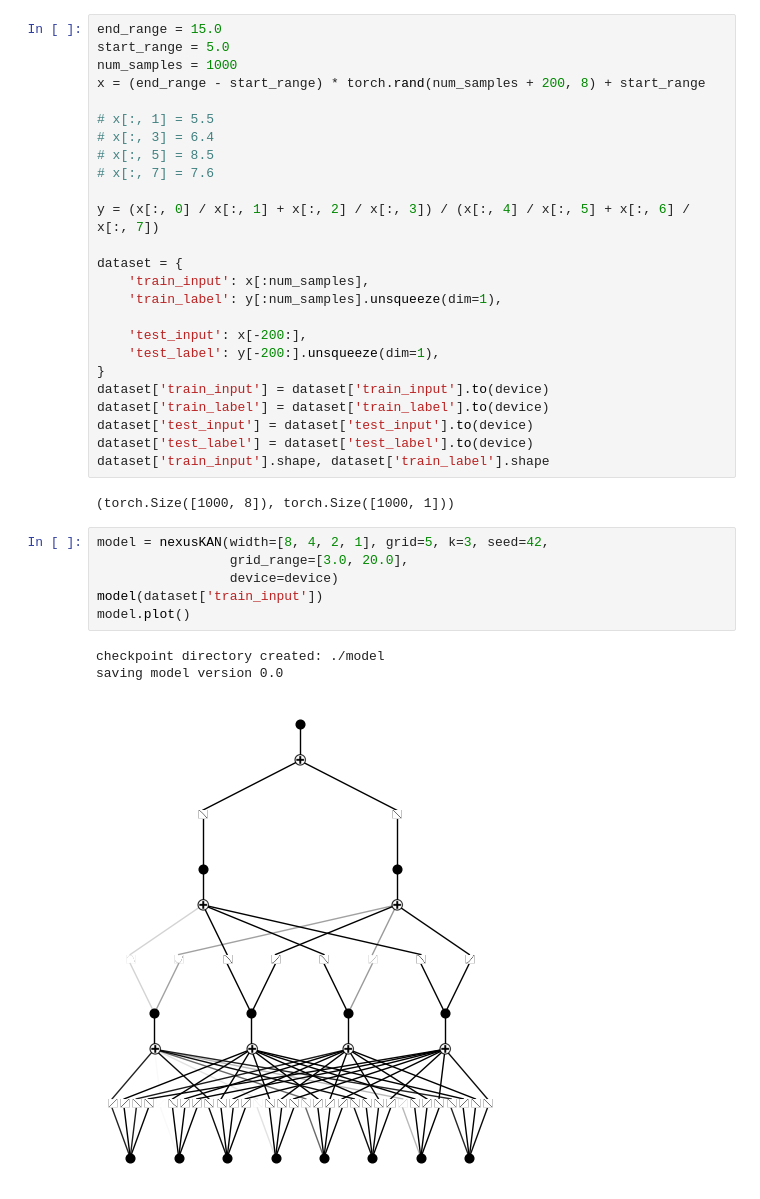
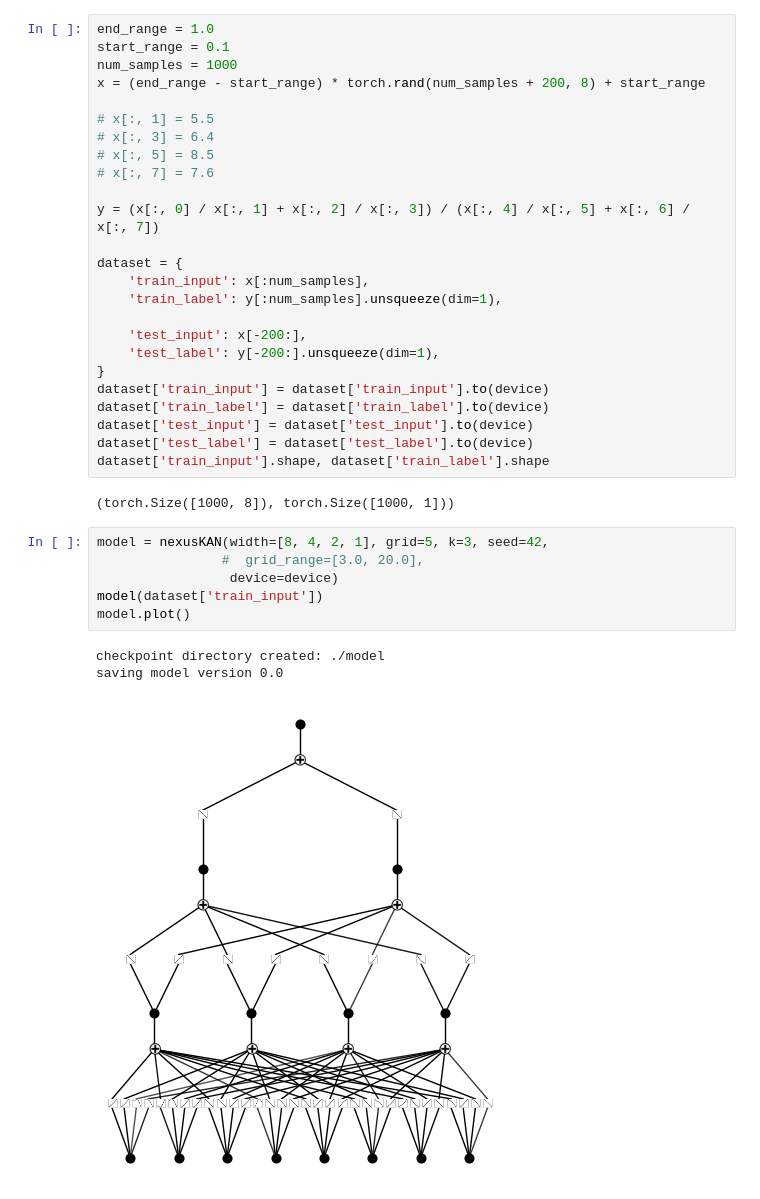
Before and after one commit to shdaig/NexusAriadne, a Jupyter notebook: kan_prod_group.ipynb, the cells around one changed output. Cells and saved outputs as stored; diff of their text form.

```diff
--- a/kan_prod_group.ipynb
+++ b/kan_prod_group.ipynb
@@ -764,8 +822,8 @@ tensor([[[0.2730, 0.7270]],
 # %% [markdown]
 ## $y = \frac{\frac{x_0}{x_1} + \frac{x_2}{x_3}}{\frac{x_4}{x_5} + \frac{x_6}{x_7}}$
 # %%
-end_range = 15.0
-start_range = 5.0
+end_range = 1.0
+start_range = 0.1
 num_samples = 1000
 x = (end_range - start_range) * torch.rand(num_samples + 200, 8) + start_range
 
@@ -792,14 +850,14 @@ dataset['train_input'].shape, dataset['train_label'].shape
 (torch.Size([1000, 8]), torch.Size([1000, 1]))
 # %%
 model = nexusKAN(width=[8, 4, 2, 1], grid=5, k=3, seed=42,
-                 grid_range=[3.0, 20.0],
+                #  grid_range=[3.0, 20.0],
                  device=device)
 model(dataset['train_input'])
 model.plot()
 # %% [output]
 checkpoint directory created: ./model
 saving model version 0.0
-[figure, old version]
+[figure, new version]
 # %%
 fit_model(model=model,
           dataset=dataset,
```
Also changed, not shown: parts of 21 cells of this notebook, 1 other file.
